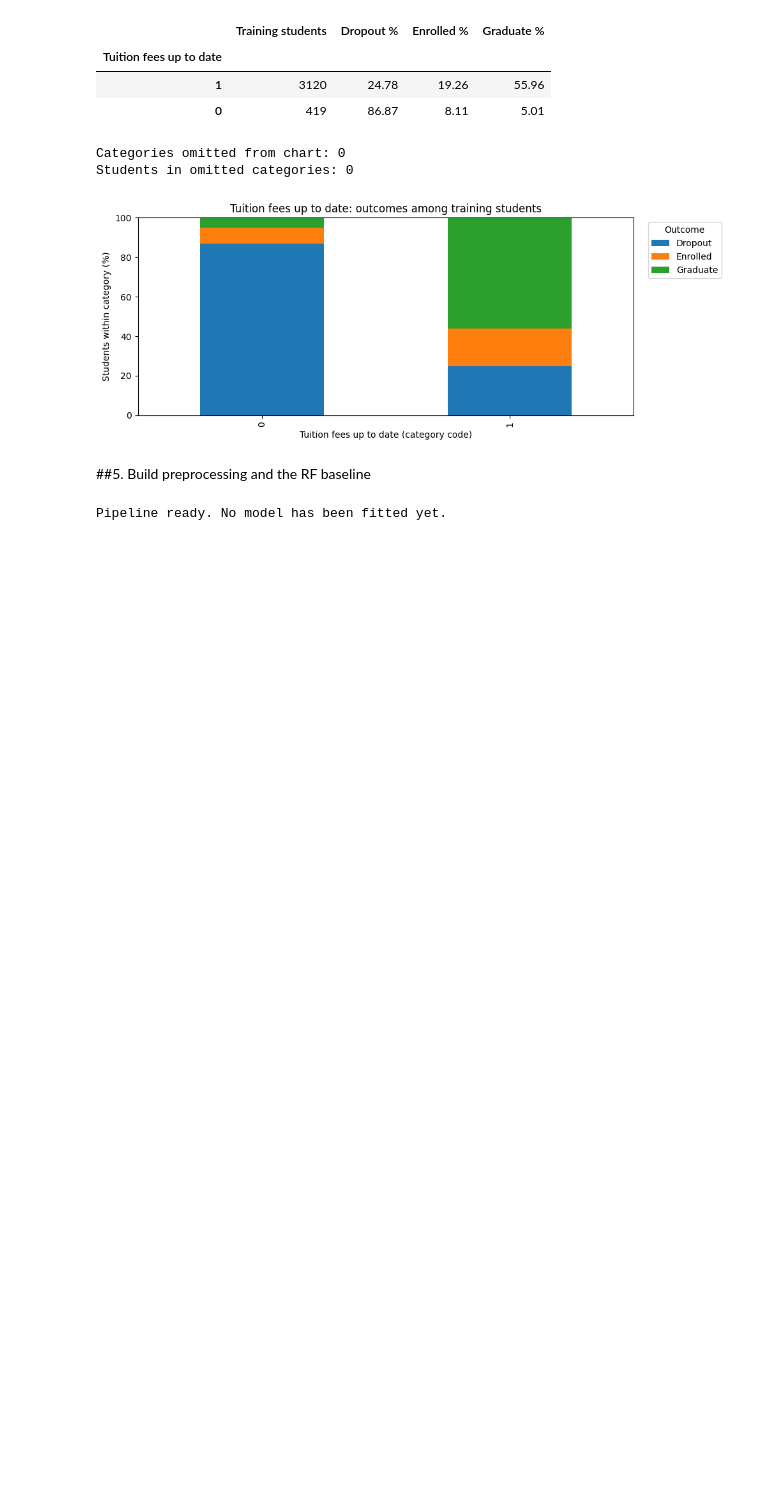
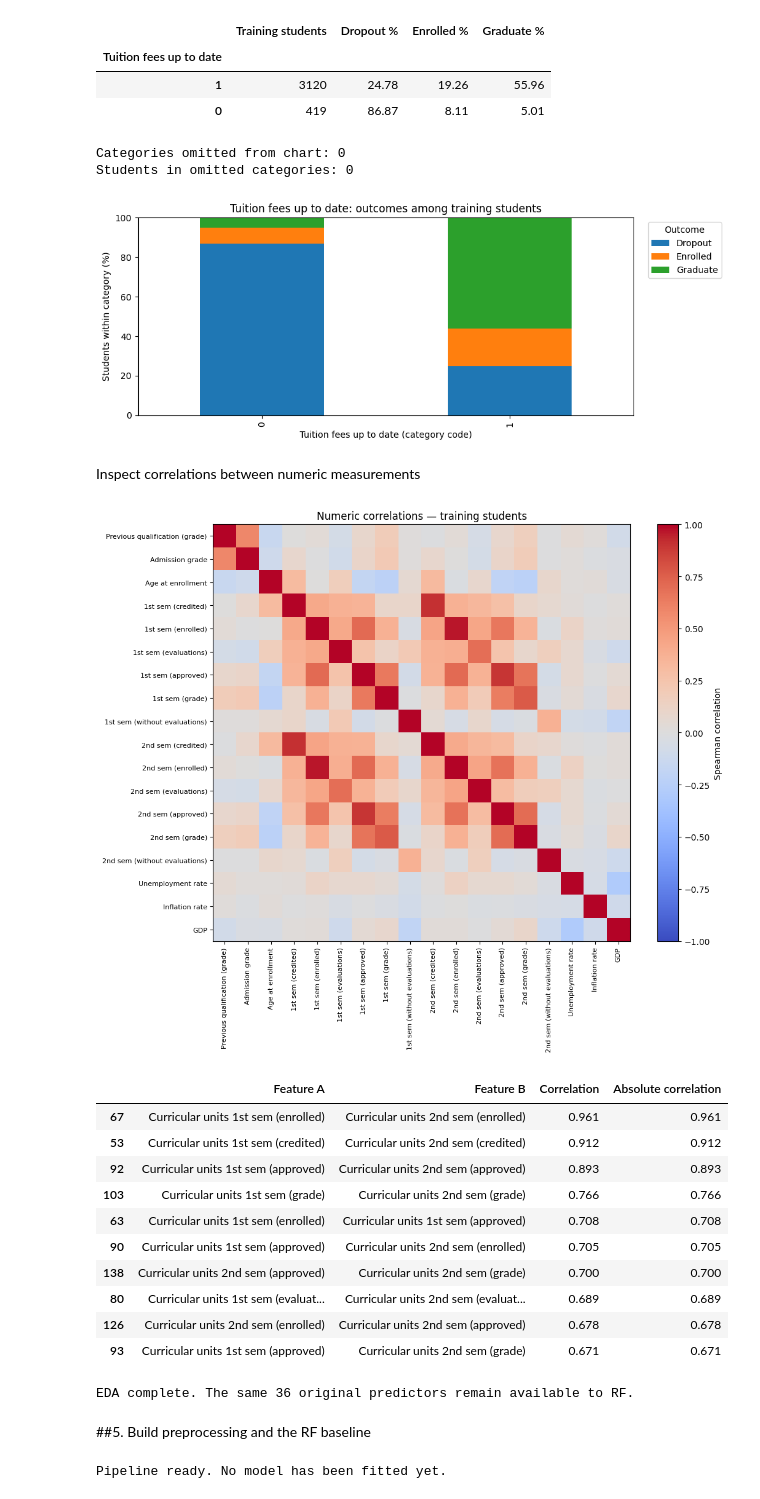
Before and after one commit to Ayesh2002/ml-student-dropout, a Jupyter notebook: 02_random_forest.ipynb, the cells around one changed output. Cells and saved outputs as stored; diff of their text form; code cells hidden in the pictures; blank space fills up the shorter version.

Commit message:
inspect numeric correlations without dropping

```diff
--- a/02_random_forest.ipynb
+++ b/02_random_forest.ipynb
@@ -352,6 +352,45 @@ Feature: Tuition fees up to date
 Categories omitted from chart: 0
 Students in omitted categories: 0
 [figure]
+# %% [markdown]
+Inspect correlations between numeric measurements
+# %%
+eda_correlation = X_train[eda_numeric].corr(method="spearman")
+eda_labels = [c.replace("Curricular units ", "") for c in eda_numeric]
+plt.figure(figsize=(11, 9))
+plt.imshow(eda_correlation, cmap="coolwarm", vmin=-1, vmax=1)
+plt.colorbar(label="Spearman correlation")
+plt.xticks(range(len(eda_labels)), eda_labels, rotation=90, fontsize=8)
+plt.yticks(range(len(eda_labels)), eda_labels, fontsize=8)
+plt.title("Numeric correlations — training students")
+plt.tight_layout()
+plt.savefig(RESULTS / "eda_numeric_correlations.png", dpi=150, bbox_inches="tight")
+plt.show()
+
+eda_pairs = pd.DataFrame([
+    (left, right, eda_correlation.loc[left, right])
+    for i, left in enumerate(eda_numeric)
+    for right in eda_numeric[i + 1:]
+], columns=["Feature A", "Feature B", "Correlation"])
+eda_pairs["Absolute correlation"] = eda_pairs["Correlation"].abs()
+display(eda_pairs.sort_values("Absolute correlation", ascending=False).head(10).round(3))
+eda_correlation.to_csv(RESULTS / "eda_numeric_correlations.csv")
+assert X_train.shape[1] == 36
+print("EDA complete. The same 36 original predictors remain available to RF.")
+# %% [output]
+[figure, added]
+|  | Feature A | Feature B | Correlation | Absolute correlation |
+| 67 | Curricular units 1st sem (enrolled) | Curricular units 2nd sem (enrolled) | 0.961 | 0.961 |
+| 53 | Curricular units 1st sem (credited) | Curricular units 2nd sem (credited) | 0.912 | 0.912 |
+| 92 | Curricular units 1st sem (approved) | Curricular units 2nd sem (approved) | 0.893 | 0.893 |
+| 103 | Curricular units 1st sem (grade) | Curricular units 2nd sem (grade) | 0.766 | 0.766 |
+| 63 | Curricular units 1st sem (enrolled) | Curricular units 1st sem (approved) | 0.708 | 0.708 |
+| 90 | Curricular units 1st sem (approved) | Curricular units 2nd sem (enrolled) | 0.705 | 0.705 |
+| 138 | Curricular units 2nd sem (approved) | Curricular units 2nd sem (grade) | 0.700 | 0.700 |
+| 80 | Curricular units 1st sem (evaluat... | Curricular units 2nd sem (evaluat... | 0.689 | 0.689 |
+| 126 | Curricular units 2nd sem (enrolled) | Curricular units 2nd sem (approved) | 0.678 | 0.678 |
+| 93 | Curricular units 1st sem (approved) | Curricular units 2nd sem (grade) | 0.671 | 0.671 |
+EDA complete. The same 36 original predictors remain available to RF.
 # %% [markdown]
 ##5. Build preprocessing and the RF baseline
 # %%
```
